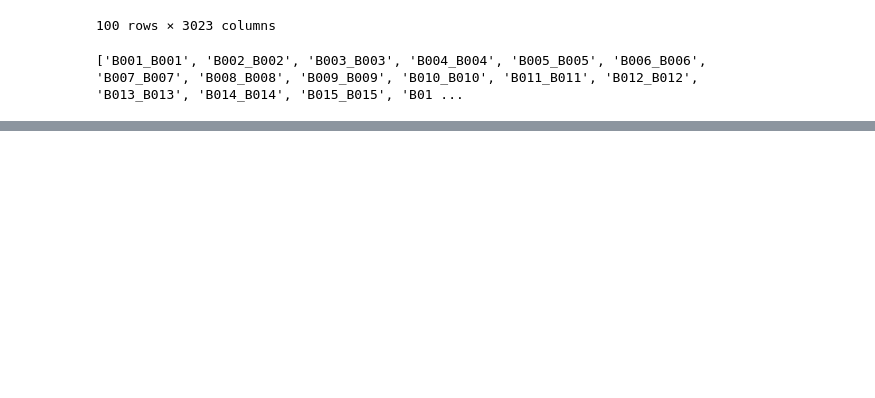
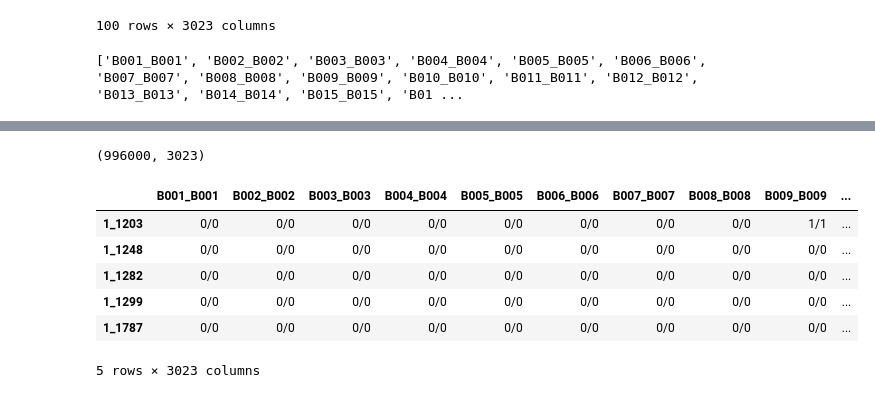
Before and after one commit to o0neil/Believe_The_Hype, a Jupyter notebook: WORK.ipynb, the cells around one changed output, grey strips where cells are left out. Saved outputs shown, nothing was run; the diff lists cells and outputs as text; code cells hidden in the pictures; blank space fills up the shorter version.

```diff
--- a/WORK.ipynb
+++ b/WORK.ipynb
@@ -744,3 +744,12 @@ Wall time: 7h 9min 33s
 print vcf_reader.samples
 # %% [output]
 ['B001_B001', 'B002_B002', 'B003_B003', 'B004_B004', 'B005_B005', 'B006_B006', 'B007_B007', 'B008_B008', 'B009_B009', 'B010_B010', 'B011_B011', 'B012_B012', 'B013_B013', 'B014_B014', 'B015_B015', 'B01 ...
+# %%
+%%time
+import vcf
+vcf_reader=vcf.Reader(open('../plink.vcf', 'r'))
+snpdf=pd.DataFrame(columns=vcf_reader.samples)
+for i in range(1,21):
+    file_name=('../SNP_Data/snps'+str(i)+'.csv')
+    snps=pd.read_csv(file_name, index_col=0)
+    snpdf=snpdf.append(snps)
@@ -746,0 +759,14 @@ print vcf_reader.samples
+# %%
+snpdf.shape
+# %% [output]
+(996000, 3023)
+# %%
+snpdf.head()
+# %% [output]
+|  | B001_B001 | B002_B002 | B003_B003 | B004_B004 | B005_B005 | B006_B006 | B007_B007 | B008_B008 | B009_B009 | ... |
+| 1_1203 | 0/0 | 0/0 | 0/0 | 0/0 | 0/0 | 0/0 | 0/0 | 0/0 | 1/1 | ... |
+| 1_1248 | 0/0 | 0/0 | 0/0 | 0/0 | 0/0 | 0/0 | 0/0 | 0/0 | 0/0 | ... |
+| 1_1282 | 0/0 | 0/0 | 0/0 | 0/0 | 0/0 | 0/0 | 0/0 | 0/0 | 0/0 | ... |
+| 1_1299 | 0/0 | 0/0 | 0/0 | 0/0 | 0/0 | 0/0 | 0/0 | 0/0 | 0/0 | ... |
+| 1_1787 | 0/0 | 0/0 | 0/0 | 0/0 | 0/0 | 0/0 | 0/0 | 0/0 | 0/0 | ... |
+5 rows × 3023 columns
```
Also changed, not shown: parts of 4 cells of this notebook.
